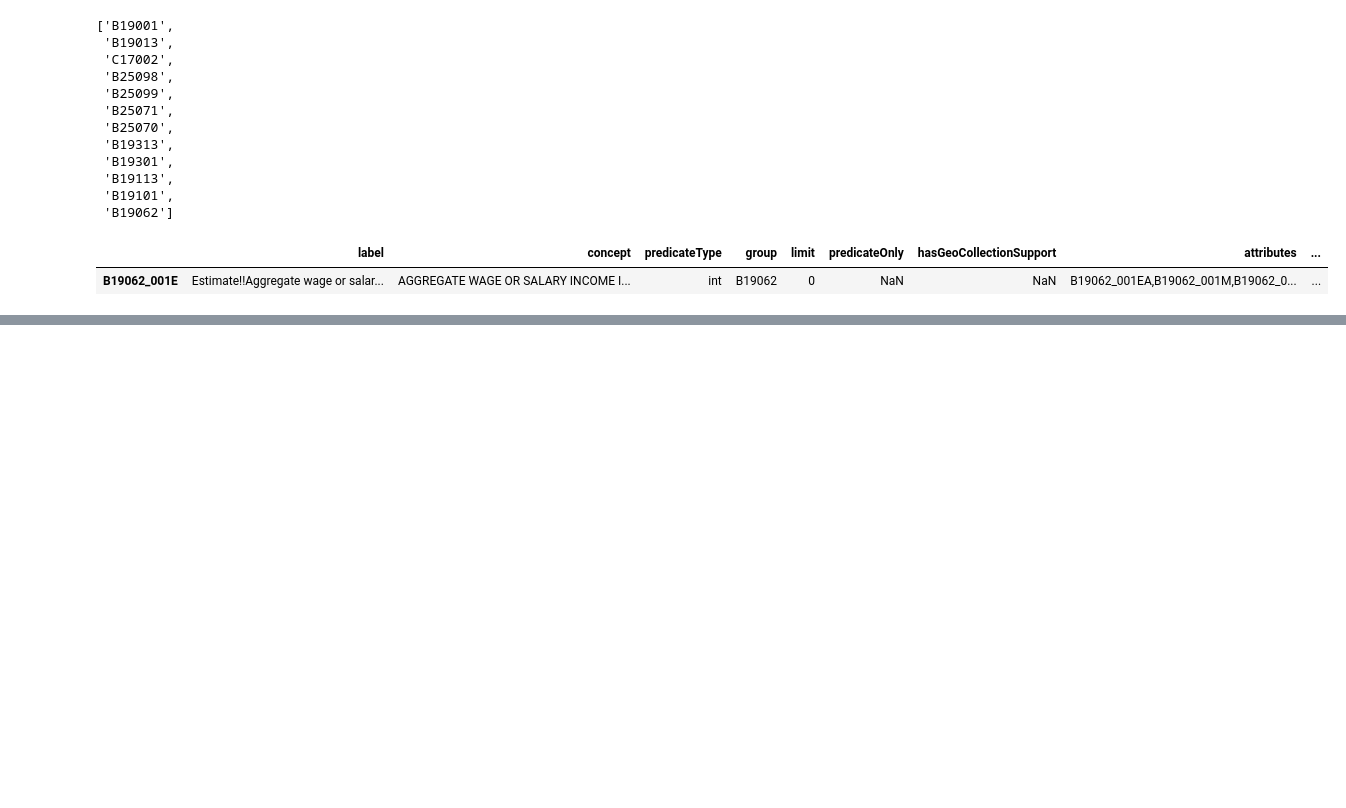
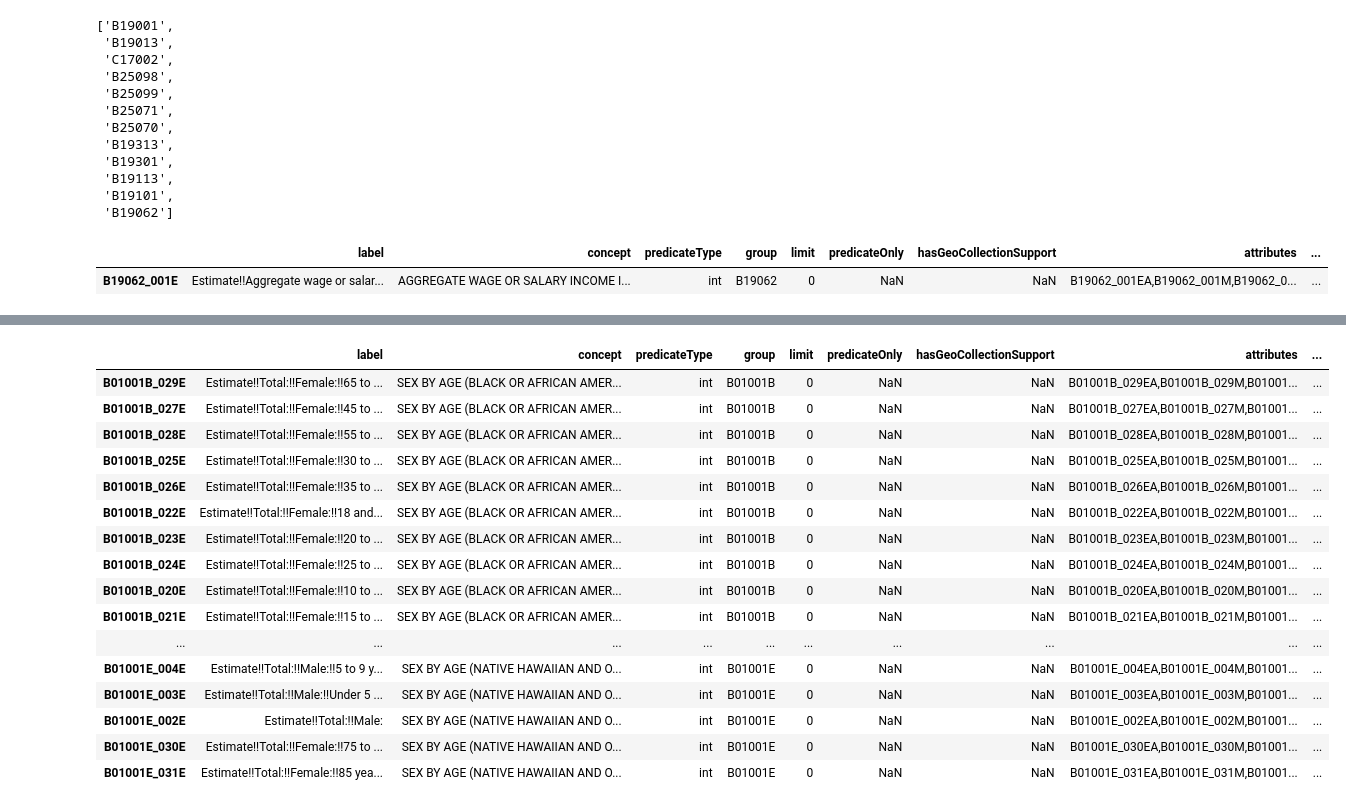
Before and after one commit to LeDataSciFi/FinTech-Capstone-2023, a Jupyter notebook: ACSVariables.ipynb, the cells around one changed output, grey strips where cells are left out. Saved outputs shown, nothing was run; the diff lists cells and outputs as text; code cells hidden in the pictures; blank space fills up the shorter version.

Commit message:
Added age variables

```diff
--- a/ACSVariables.ipynb
+++ b/ACSVariables.ipynb
@@ -456,0 +479,20 @@ varList.append("B19062_001E")
+# %%
+acs.filter_variables("B01001")
+# %% [output]
+|  | label | concept | predicateType | group | limit | predicateOnly | hasGeoCollectionSupport | attributes | ... |
+| B01001B_029E | Estimate!!Total:!!Female:!!65 to ... | SEX BY AGE (BLACK OR AFRICAN AMER... | int | B01001B | 0 | NaN | NaN | B01001B_029EA,B01001B_029M,B01001... | ... |
+| B01001B_027E | Estimate!!Total:!!Female:!!45 to ... | SEX BY AGE (BLACK OR AFRICAN AMER... | int | B01001B | 0 | NaN | NaN | B01001B_027EA,B01001B_027M,B01001... | ... |
+| B01001B_028E | Estimate!!Total:!!Female:!!55 to ... | SEX BY AGE (BLACK OR AFRICAN AMER... | int | B01001B | 0 | NaN | NaN | B01001B_028EA,B01001B_028M,B01001... | ... |
+| B01001B_025E | Estimate!!Total:!!Female:!!30 to ... | SEX BY AGE (BLACK OR AFRICAN AMER... | int | B01001B | 0 | NaN | NaN | B01001B_025EA,B01001B_025M,B01001... | ... |
+| B01001B_026E | Estimate!!Total:!!Female:!!35 to ... | SEX BY AGE (BLACK OR AFRICAN AMER... | int | B01001B | 0 | NaN | NaN | B01001B_026EA,B01001B_026M,B01001... | ... |
+| B01001B_022E | Estimate!!Total:!!Female:!!18 and... | SEX BY AGE (BLACK OR AFRICAN AMER... | int | B01001B | 0 | NaN | NaN | B01001B_022EA,B01001B_022M,B01001... | ... |
+| B01001B_023E | Estimate!!Total:!!Female:!!20 to ... | SEX BY AGE (BLACK OR AFRICAN AMER... | int | B01001B | 0 | NaN | NaN | B01001B_023EA,B01001B_023M,B01001... | ... |
+| B01001B_024E | Estimate!!Total:!!Female:!!25 to ... | SEX BY AGE (BLACK OR AFRICAN AMER... | int | B01001B | 0 | NaN | NaN | B01001B_024EA,B01001B_024M,B01001... | ... |
+| B01001B_020E | Estimate!!Total:!!Female:!!10 to ... | SEX BY AGE (BLACK OR AFRICAN AMER... | int | B01001B | 0 | NaN | NaN | B01001B_020EA,B01001B_020M,B01001... | ... |
+| B01001B_021E | Estimate!!Total:!!Female:!!15 to ... | SEX BY AGE (BLACK OR AFRICAN AMER... | int | B01001B | 0 | NaN | NaN | B01001B_021EA,B01001B_021M,B01001... | ... |
+| ... | ... | ... | ... | ... | ... | ... | ... | ... | ... |
+| B01001E_004E | Estimate!!Total:!!Male:!!5 to 9 y... | SEX BY AGE (NATIVE HAWAIIAN AND O... | int | B01001E | 0 | NaN | NaN | B01001E_004EA,B01001E_004M,B01001... | ... |
+| B01001E_003E | Estimate!!Total:!!Male:!!Under 5 ... | SEX BY AGE (NATIVE HAWAIIAN AND O... | int | B01001E | 0 | NaN | NaN | B01001E_003EA,B01001E_003M,B01001... | ... |
+| B01001E_002E | Estimate!!Total:!!Male: | SEX BY AGE (NATIVE HAWAIIAN AND O... | int | B01001E | 0 | NaN | NaN | B01001E_002EA,B01001E_002M,B01001... | ... |
+| B01001E_030E | Estimate!!Total:!!Female:!!75 to ... | SEX BY AGE (NATIVE HAWAIIAN AND O... | int | B01001E | 0 | NaN | NaN | B01001E_030EA,B01001E_030M,B01001... | ... |
+| B01001E_031E | Estimate!!Total:!!Female:!!85 yea... | SEX BY AGE (NATIVE HAWAIIAN AND O... | int | B01001E | 0 | NaN | NaN | B01001E_031EA,B01001E_031M,B01001... | ... |
```
Also changed, not shown: parts of 9 cells of this notebook, 1 other file.
